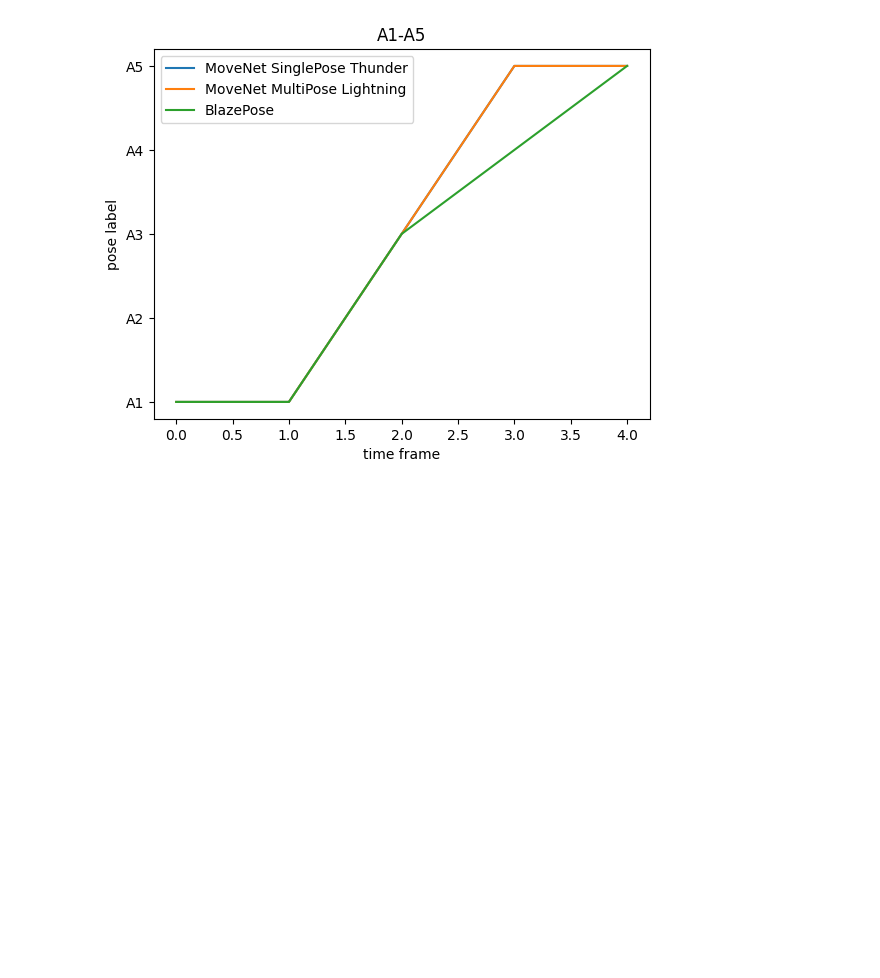
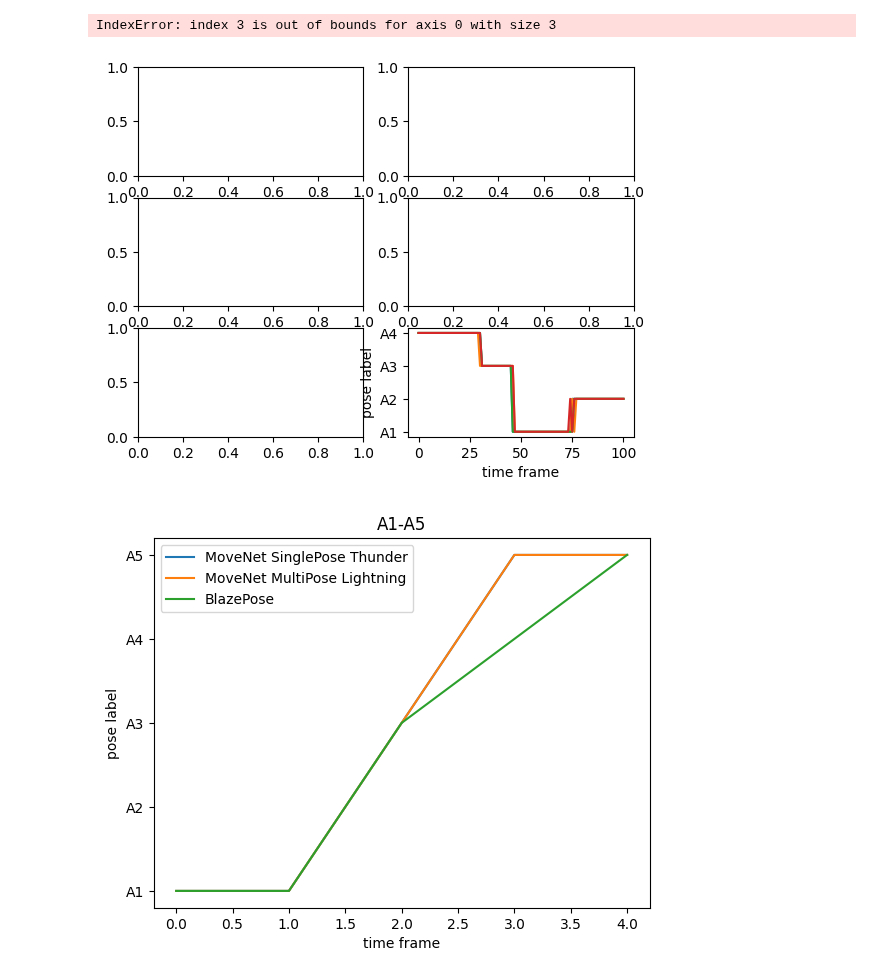
Before and after one commit to trinagle1289/kim-flutter-nodejs, a Jupyter notebook: python/plot-painter/JsonToPlot.ipynb, the cells around one changed output. Drawn from its saved outputs; the diff is of its cells as text; code cells hidden in the pictures; blank space fills up the shorter version.

```diff
--- a/python/plot-painter/JsonToPlot.ipynb
+++ b/python/plot-painter/JsonToPlot.ipynb
@@ -28,3 +28,22 @@ plt.show()
+# %%
+fig, axes = plt.subplots(3, 2)
+
+files = os.listdir(JSON_FILE_PATH)
+
+for i in range(len(files)):
+    path = path_lib.normpath(path_lib.join(JSON_FILE_PATH, files[i]))
+    name = Path(path).stem
+
+    data = json_pose.PoseData(path)
+    labels = data.to_label_list()
+    axes[i] = json_pose.draw_pose_result(labels, name)
+
+ax.set_title(POSE_TAG)
+ax.legend()
+plt.show()
+# %% [output]
+IndexError: index 3 is out of bounds for axis 0 with size 3
+[figure, added]
 # %%
 # # 範例
 # label1 = json_pose.PoseData("examples/movenet_singlepose_thunder_result.json").to_label_list()
```
Also changed, not shown: parts of 2 cells of this notebook, 1 other file.
